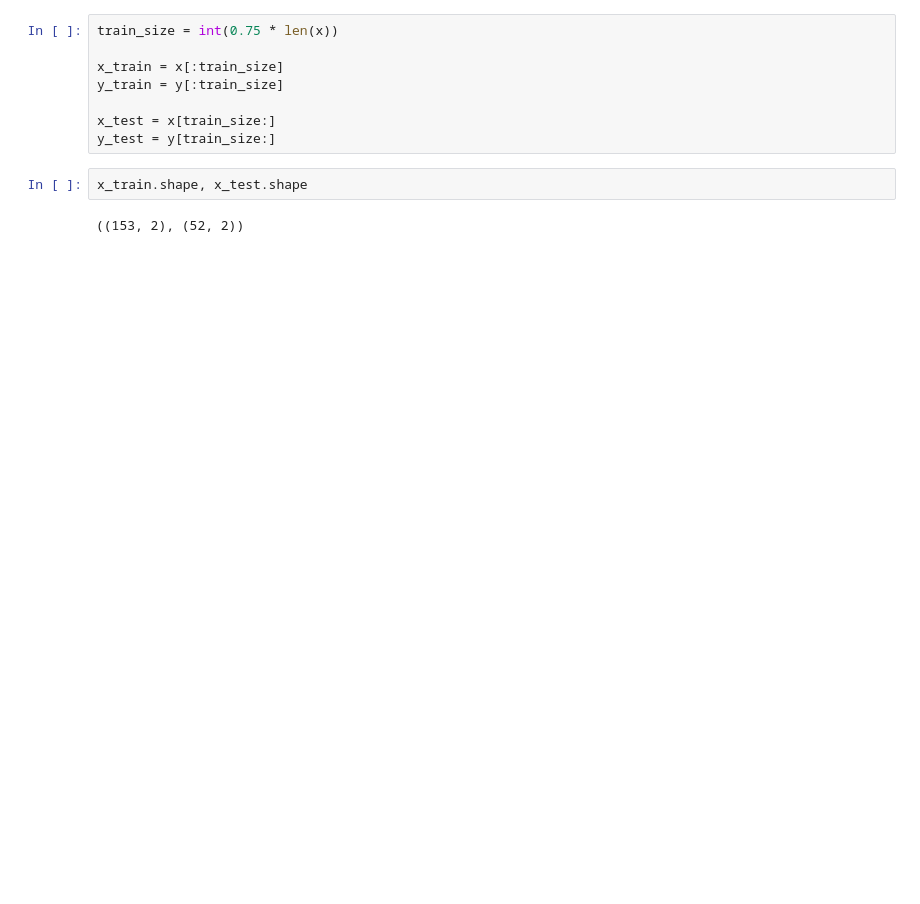
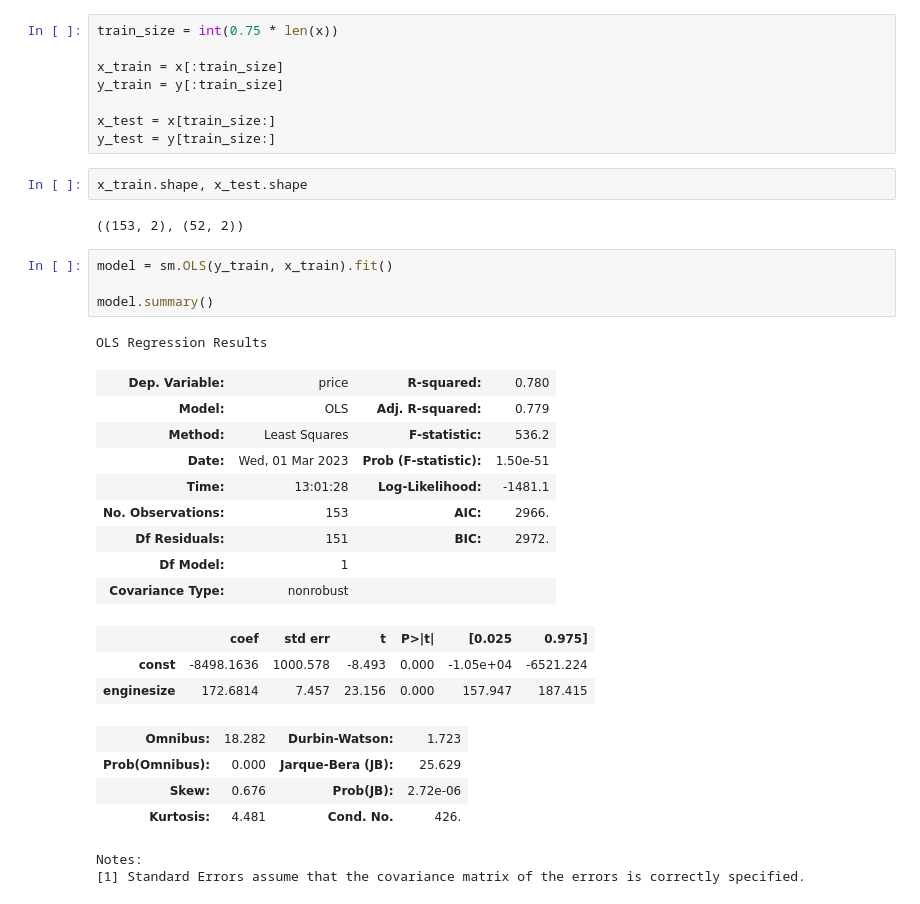
Before and after one commit to mohammad-agus/linear_regression_ols_using_python_statsmodels, a Jupyter notebook: linear_regression_ols_v1.ipynb, the cells around one changed output. Drawn from its saved outputs; the diff is of its cells as text; blank space fills up the shorter version.

```diff
--- a/linear_regression_ols_v1.ipynb
+++ b/linear_regression_ols_v1.ipynb
@@ -113,3 +113,27 @@ y_test = y[train_size:]
 x_train.shape, x_test.shape
 # %% [output]
 ((153, 2), (52, 2))
+# %%
+model = sm.OLS(y_train, x_train).fit()
+
+model.summary()
+# %% [output]
+OLS Regression Results
+| Dep. Variable: | price | R-squared: | 0.780 |
+| Model: | OLS | Adj. R-squared: | 0.779 |
+| Method: | Least Squares | F-statistic: | 536.2 |
+| Date: | Wed, 01 Mar 2023 | Prob (F-statistic): | 1.50e-51 |
+| Time: | 13:01:28 | Log-Likelihood: | -1481.1 |
+| No. Observations: | 153 | AIC: | 2966. |
+| Df Residuals: | 151 | BIC: | 2972. |
+| Df Model: | 1 |  |  |
+| Covariance Type: | nonrobust |  |  |
+|  | coef | std err | t | P>|t| | [0.025 | 0.975] |
+| const | -8498.1636 | 1000.578 | -8.493 | 0.000 | -1.05e+04 | -6521.224 |
+| enginesize | 172.6814 | 7.457 | 23.156 | 0.000 | 157.947 | 187.415 |
+| Omnibus: | 18.282 | Durbin-Watson: | 1.723 |
+| Prob(Omnibus): | 0.000 | Jarque-Bera (JB): | 25.629 |
+| Skew: | 0.676 | Prob(JB): | 2.72e-06 |
+| Kurtosis: | 4.481 | Cond. No. | 426. |
+Notes:
+[1] Standard Errors assume that the covariance matrix of the errors is correctly specified.
```
Also changed, not shown: parts of 10 cells of this notebook.
